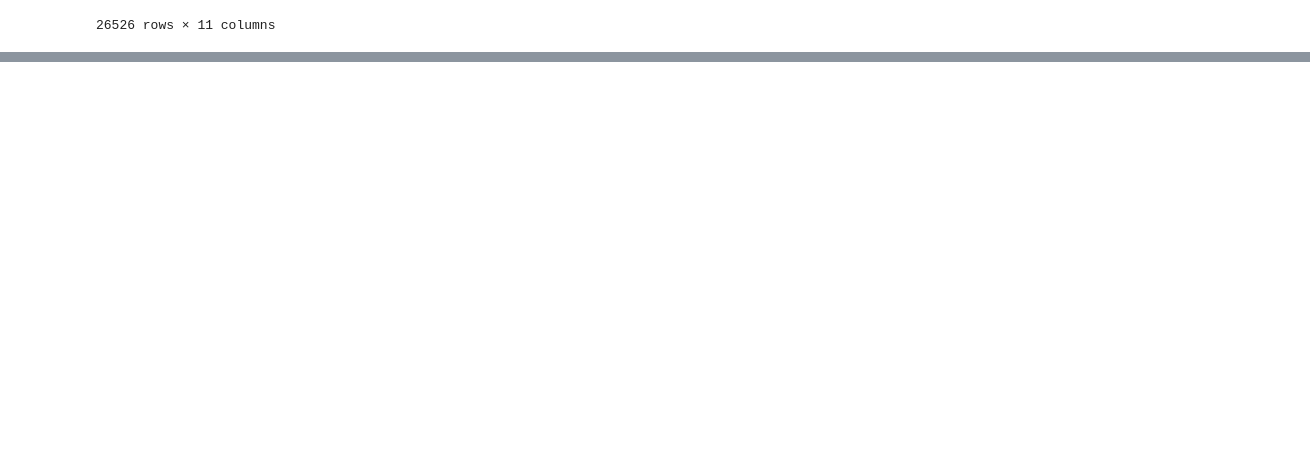
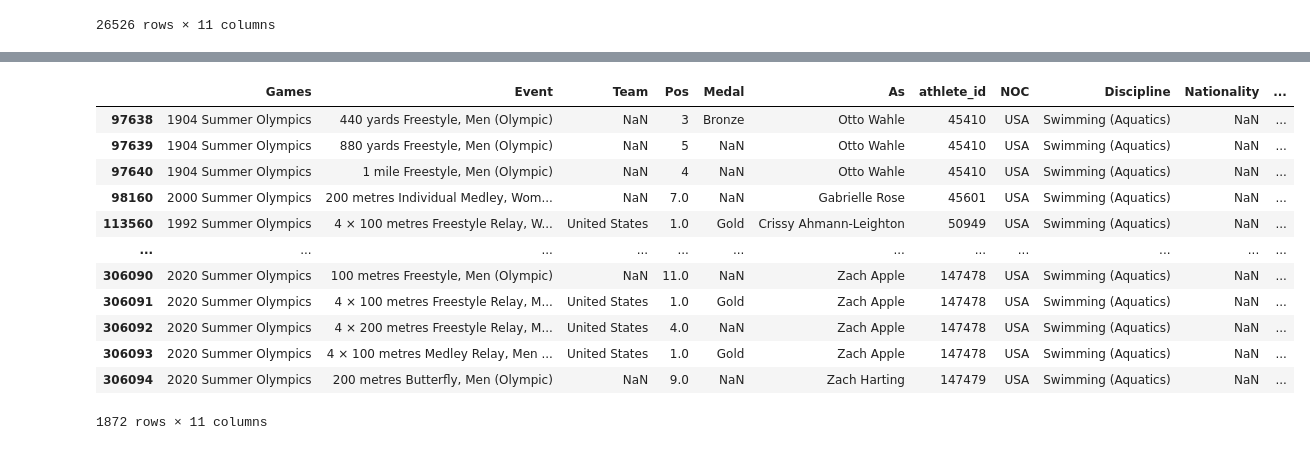
Before and after one commit to blueberry2187/SwimmingTest, a Jupyter notebook: Swimmer Data Set Python File - Copy Shared.ipynb, the cells around one changed output, grey strips where cells are left out. Drawn from its saved outputs; the diff is of its cells as text; code cells hidden in the pictures; blank space fills up the shorter version.

```diff
--- a/Swimmer Data Set Python File - Copy Shared.ipynb
+++ b/Swimmer Data Set Python File - Copy Shared.ipynb
@@ -120,0 +160,17 @@ df
+# %%
+df_checking_ANZ = df[df["NOC"] == "USA"]
+df_checking_ANZ
+# %% [output]
+|  | Games | Event | Team | Pos | Medal | As | athlete_id | NOC | Discipline | Nationality | ... |
+| 97638 | 1904 Summer Olympics | 440 yards Freestyle, Men (Olympic) | NaN | 3 | Bronze | Otto Wahle | 45410 | USA | Swimming (Aquatics) | NaN | ... |
+| 97639 | 1904 Summer Olympics | 880 yards Freestyle, Men (Olympic) | NaN | 5 | NaN | Otto Wahle | 45410 | USA | Swimming (Aquatics) | NaN | ... |
+| 97640 | 1904 Summer Olympics | 1 mile Freestyle, Men (Olympic) | NaN | 4 | NaN | Otto Wahle | 45410 | USA | Swimming (Aquatics) | NaN | ... |
+| 98160 | 2000 Summer Olympics | 200 metres Individual Medley, Wom... | NaN | 7.0 | NaN | Gabrielle Rose | 45601 | USA | Swimming (Aquatics) | NaN | ... |
+| 113560 | 1992 Summer Olympics | 4 × 100 metres Freestyle Relay, W... | United States | 1.0 | Gold | Crissy Ahmann-Leighton | 50949 | USA | Swimming (Aquatics) | NaN | ... |
+| ... | ... | ... | ... | ... | ... | ... | ... | ... | ... | ... | ... |
+| 306090 | 2020 Summer Olympics | 100 metres Freestyle, Men (Olympic) | NaN | 11.0 | NaN | Zach Apple | 147478 | USA | Swimming (Aquatics) | NaN | ... |
+| 306091 | 2020 Summer Olympics | 4 × 100 metres Freestyle Relay, M... | United States | 1.0 | Gold | Zach Apple | 147478 | USA | Swimming (Aquatics) | NaN | ... |
+| 306092 | 2020 Summer Olympics | 4 × 200 metres Freestyle Relay, M... | United States | 4.0 | NaN | Zach Apple | 147478 | USA | Swimming (Aquatics) | NaN | ... |
+| 306093 | 2020 Summer Olympics | 4 × 100 metres Medley Relay, Men ... | United States | 1.0 | Gold | Zach Apple | 147478 | USA | Swimming (Aquatics) | NaN | ... |
+| 306094 | 2020 Summer Olympics | 200 metres Butterfly, Men (Olympic) | NaN | 9.0 | NaN | Zach Harting | 147479 | USA | Swimming (Aquatics) | NaN | ... |
+1872 rows × 11 columns
```
Also changed, not shown: parts of 4 cells of this notebook.
